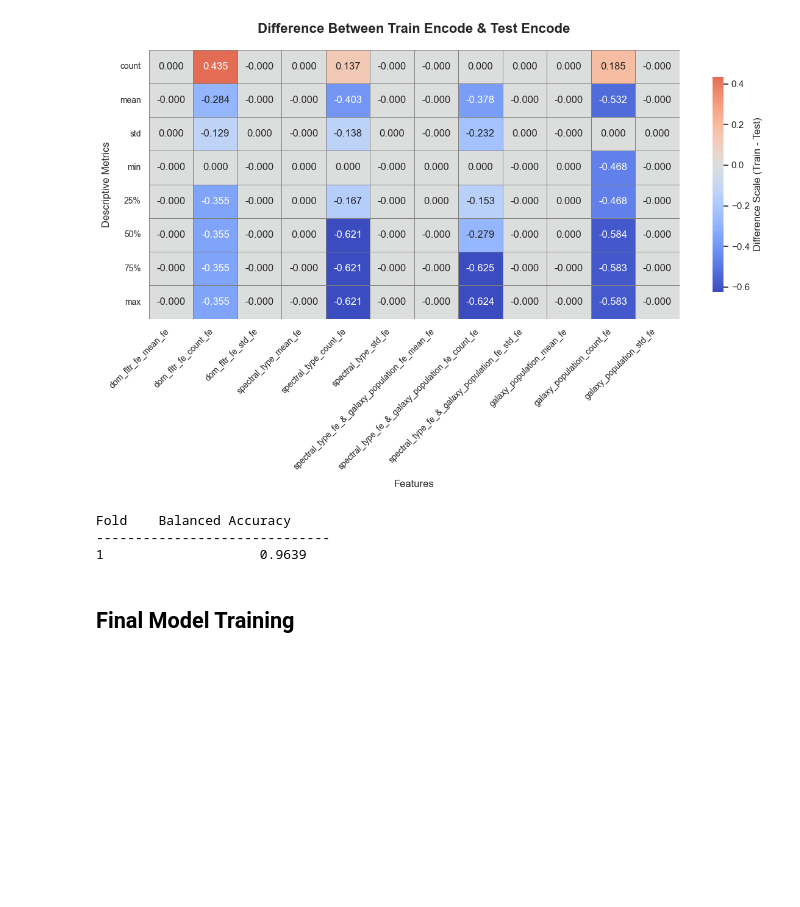
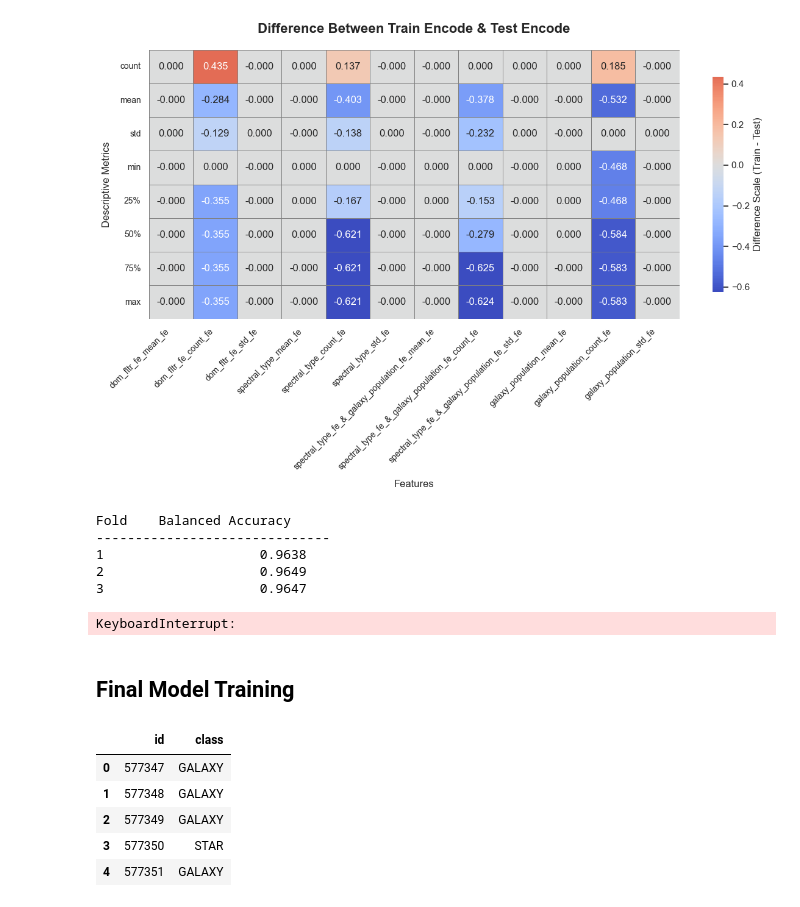
Before and after one commit to vijaytakbhate2002/kaggle_competition_solutions, a Jupyter notebook: predicting_stellar_class/lightgbm_solution_2_extra_data.ipynb, the cells around one changed output. Drawn from its saved outputs; the diff is of its cells as text; code cells hidden in the pictures; blank space fills up the shorter version.

```diff
--- a/predicting_stellar_class/lightgbm_solution_2_extra_data.ipynb
+++ b/predicting_stellar_class/lightgbm_solution_2_extra_data.ipynb
@@ -374,7 +374,8 @@ Shape of (Train - Encoded): (677347, 73) | (Test - Encoded): (247435, 72)
 X, y = train_df_te.drop([ID, TARGET], axis='columns'), train_df_te[TARGET]
 X_train, X_test, y_train, y_test = train_test_split(X, y, test_size=0.2, random_state=42, stratify=y)
 
-best_lgb_params = {'n_estimators': 1597, 'learning_rate': 0.013138718074099392, 'num_leaves': 125, 'max_depth': 14, 'min_child_samples': 11, 'subsample': 0.9216434598794973, 'colsample_bytree': 0.6907961540496335, 'reg_alpha': 1.7363032673677048, 'reg_lambda': 0.1520511809225233, 'min_split_gain': 0.5493683201475772}
+# best_lgb_params = {'n_estimators': 1597, 'learning_rate': 0.013138718074099392, 'num_leaves': 125, 'max_depth': 14, 'min_child_samples': 11, 'subsample': 0.9216434598794973, 'colsample_bytree': 0.6907961540496335, 'reg_alpha': 1.7363032673677048, 'reg_lambda': 0.1520511809225233, 'min_split_gain': 0.5493683201475772}
+best_lgb_params = {'n_estimators': 1765, 'learning_rate': 0.010488755966065043, 'num_leaves': 124, 'max_depth': 13, 'min_child_samples': 6, 'subsample': 0.8565711988177247, 'colsample_bytree': 0.8170007643681162, 'reg_alpha': 0.5114444055800705, 'reg_lambda': 0.007243721824937548, 'min_split_gain': 0.7325616646035212}
 best_lgb_params['class_weight']='balanced'
 best_lgb_params['random_state']=42
 
@@ -410,7 +411,10 @@ print(f"{'Std':<6} {np.std(fold_scores):>20.4f}")
 # %% [output]
 Fold    Balanced Accuracy
 ------------------------------
-1                    0.9639
+1                    0.9638
+2                    0.9649
+3                    0.9647
+KeyboardInterrupt:
 # %%
 # LightGBM Benchmark
 # Fold    Balanced Accuracy
@@ -426,23 +430,34 @@ Fold    Balanced Accuracy
 # %% [markdown]
 ## Final Model Training
 # %%
+best_lgb_params = {'n_estimators': 1765, 'learning_rate': 0.010488755966065043, 'num_leaves': 124, 'max_depth': 13, 'min_child_samples': 6, 'subsample': 0.8565711988177247, 'colsample_bytree': 0.8170007643681162, 'reg_alpha': 0.5114444055800705, 'reg_lambda': 0.007243721824937548, 'min_split_gain': 0.7325616646035212}
+best_lgb_params['class_weight']='balanced'
+best_lgb_params['random_state']=42
+
 lgb_model = lgb.LGBMClassifier(
     **best_lgb_params,
     verbose=-1
     )
 lgb_model.fit(X, y)
 
 FILE_NAME = "lgb_10_06_2026_v2"
 SUB_FILE_NAME = f"submissions\\{FILE_NAME}.csv"
 PROB_FILE_NAME = f"probabilities\\{FILE_NAME}.csv"
 
 probabilities = lgb_model.predict_proba(test_df_te.drop([ID], axis='columns'))
 class_names = ['GALAXY', 'QSO', 'STAR']
 proba_df_classes = pd.DataFrame(probabilities, columns=class_names)
 proba_df = pd.concat([test_df_te[ID].reset_index(drop=True), proba_df_classes], axis=1)
 proba_df.to_csv(PROB_FILE_NAME, index=False)
 
 predictions = pd.Series(lgb_model.predict(test_df_te.drop([ID], axis='columns'))).map(TARGET_INV_MAPPING)
 sub_df = pd.DataFrame({ID:test_df_te[ID], TARGET:predictions})
 sub_df.to_csv(SUB_FILE_NAME, index=False)
 sub_df.head()
+# %% [output]
+|  | id | class |
+| 0 | 577347 | GALAXY |
+| 1 | 577348 | GALAXY |
+| 2 | 577349 | GALAXY |
+| 3 | 577350 | STAR |
+| 4 | 577351 | GALAXY |
```
Also changed, not shown: 5 other files.
